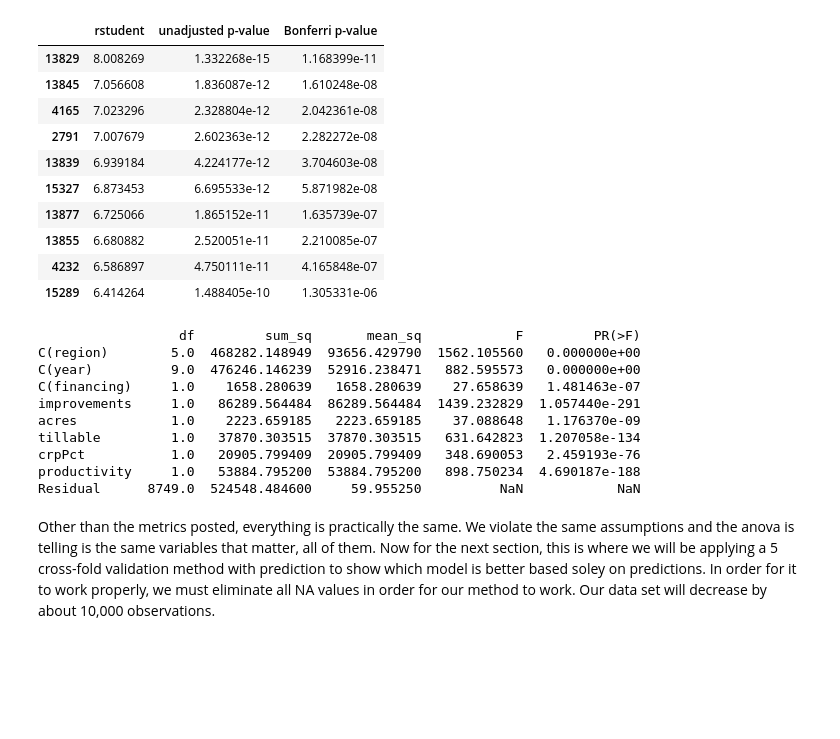
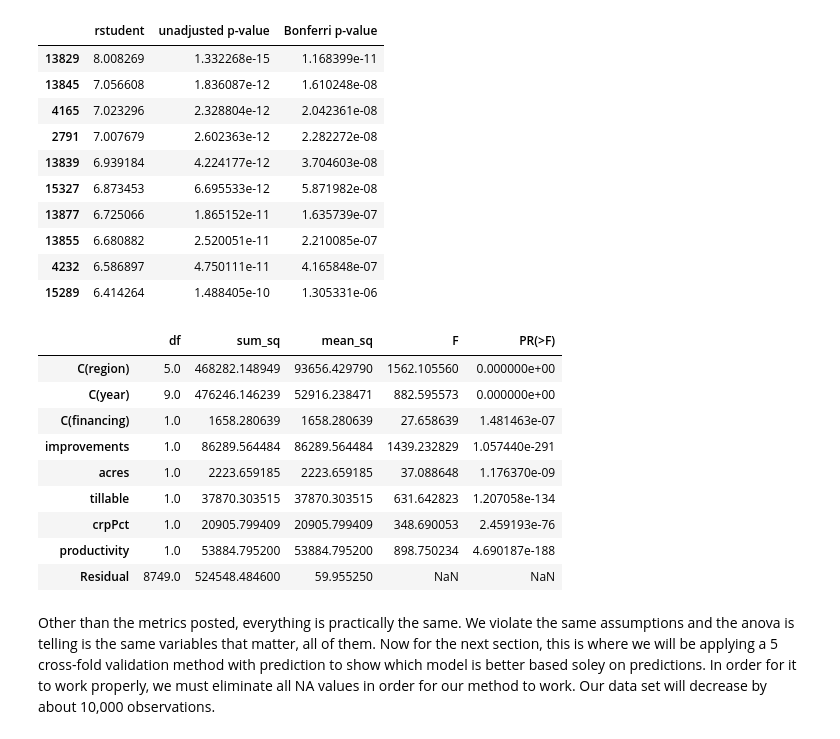
Before and after one commit to SulaimanMansaray335/R-and-Python-BUDA-Code-, a Jupyter notebook: R to Python Buda part 5 (Python).ipynb, the cells around one changed output. Cells and saved outputs as stored; diff of their text form; code cells hidden in the pictures; blank space fills up the shorter version.

```diff
--- a/R to Python Buda part 5 (Python).ipynb
+++ b/R to Python Buda part 5 (Python).ipynb
@@ -291,18 +291,18 @@ outlier_table
 | 4232 | 6.586897 | 4.750111e-11 | 4.165848e-07 |
 | 15289 | 6.414264 | 1.488405e-10 | 1.305331e-06 |
 # %%
-print(anova_lm(minnlandsqrt, type=2))
+anova_lm(minnlandsqrt, type=2)
 # %% [output]
-                  df         sum_sq       mean_sq            F         PR(>F)
-C(region)        5.0  468282.148949  93656.429790  1562.105560   0.000000e+00
-C(year)          9.0  476246.146239  52916.238471   882.595573   0.000000e+00
-C(financing)     1.0    1658.280639   1658.280639    27.658639   1.481463e-07
-improvements     1.0   86289.564484  86289.564484  1439.232829  1.057440e-291
-acres            1.0    2223.659185   2223.659185    37.088648   1.176370e-09
-tillable         1.0   37870.303515  37870.303515   631.642823  1.207058e-134
-crpPct           1.0   20905.799409  20905.799409   348.690053   2.459193e-76
-productivity     1.0   53884.795200  53884.795200   898.750234  4.690187e-188
-Residual      8749.0  524548.484600     59.955250          NaN            NaN
+|  | df | sum_sq | mean_sq | F | PR(>F) |
+| C(region) | 5.0 | 468282.148949 | 93656.429790 | 1562.105560 | 0.000000e+00 |
+| C(year) | 9.0 | 476246.146239 | 52916.238471 | 882.595573 | 0.000000e+00 |
+| C(financing) | 1.0 | 1658.280639 | 1658.280639 | 27.658639 | 1.481463e-07 |
+| improvements | 1.0 | 86289.564484 | 86289.564484 | 1439.232829 | 1.057440e-291 |
+| acres | 1.0 | 2223.659185 | 2223.659185 | 37.088648 | 1.176370e-09 |
+| tillable | 1.0 | 37870.303515 | 37870.303515 | 631.642823 | 1.207058e-134 |
+| crpPct | 1.0 | 20905.799409 | 20905.799409 | 348.690053 | 2.459193e-76 |
+| productivity | 1.0 | 53884.795200 | 53884.795200 | 898.750234 | 4.690187e-188 |
+| Residual | 8749.0 | 524548.484600 | 59.955250 | NaN | NaN |
 # %% [markdown]
 Other than the metrics posted, everything is practically the same. We violate the same assumptions and the anova is telling is the same variables that matter, all of them. Now for the next section, this is where we will be applying a 5 cross-fold validation method with prediction to show which model is better based soley on predictions. In order for it to work properly, we must eliminate all NA values in order for our method to work. Our data set will decrease by about 10,000 observations.
 # %%
```
Also changed, not shown: parts of 4 cells of this notebook, 1 other file.
